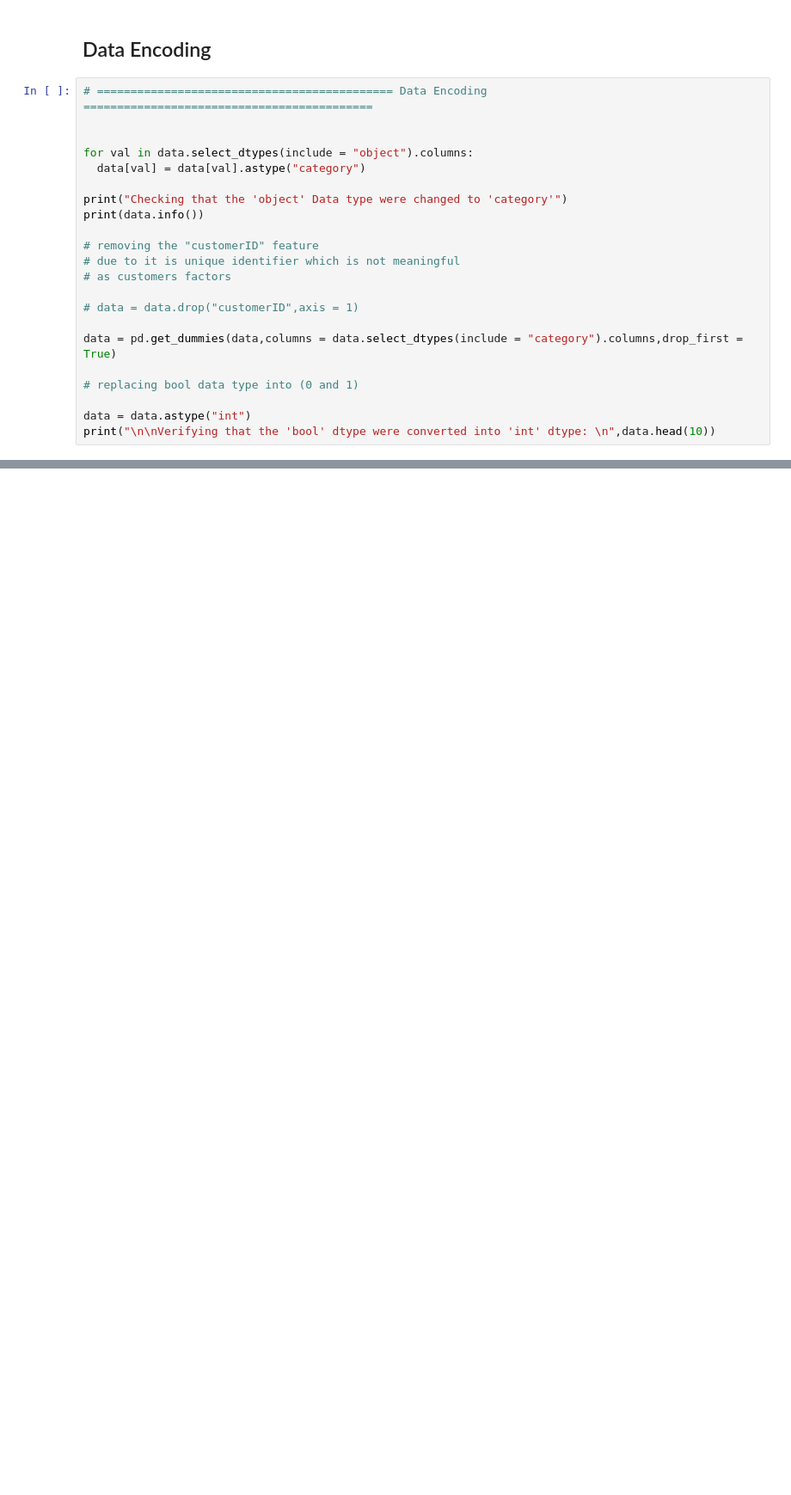
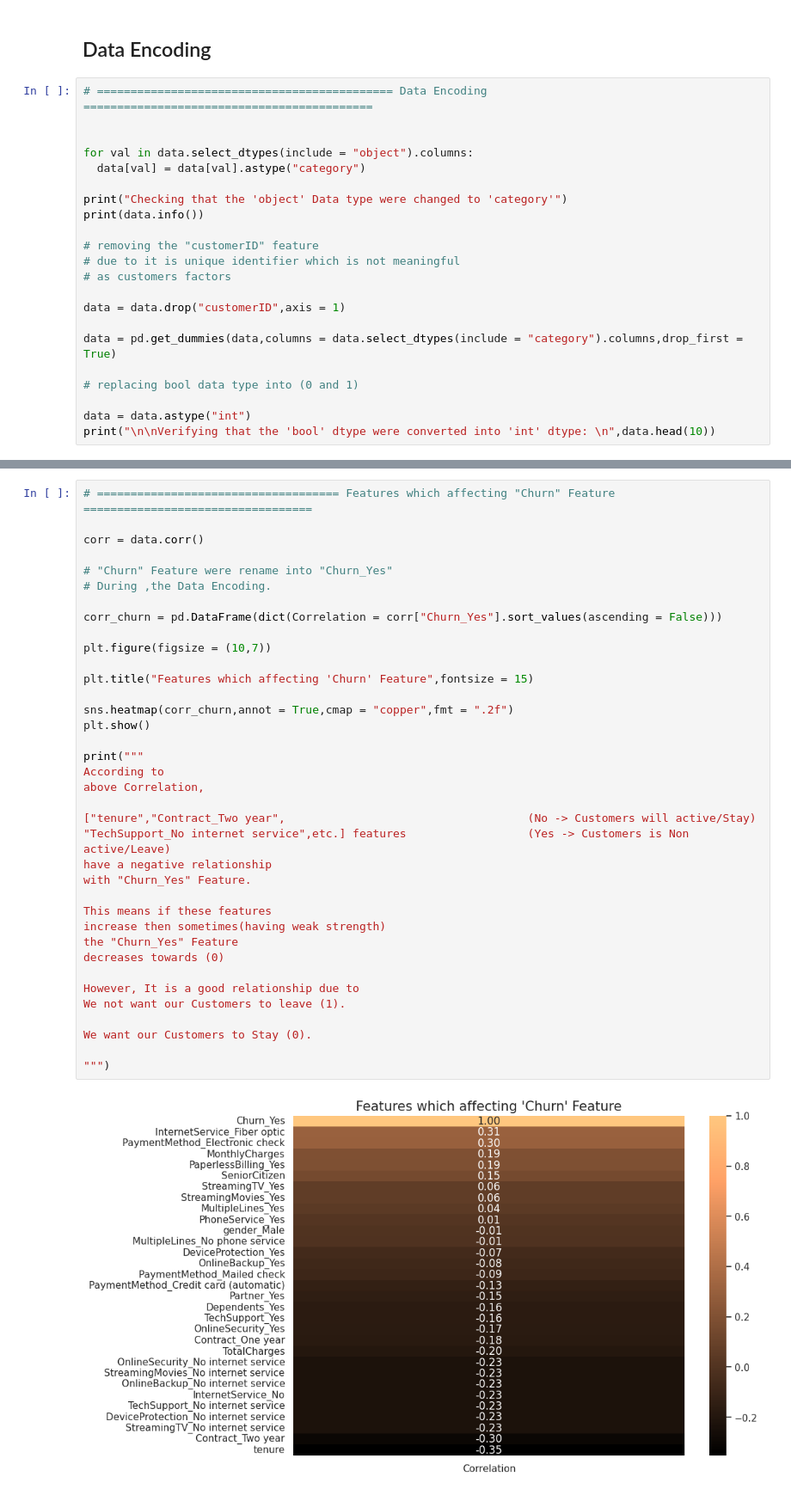
Before and after one commit to ArthJain123/Customer-Churn-Prediction-ML, a Jupyter notebook: Customer_Churn_Prediction.ipynb, the cells around one changed output, grey strips where cells are left out. Shown at 86% size. Cells and saved outputs as stored; diff of their text form; blank space fills up the shorter version.

Commit message:
creating correlation heatmap

```diff
--- a/Customer_Churn_Prediction.ipynb
+++ b/Customer_Churn_Prediction.ipynb
@@ -589,7 +589,7 @@ print(data.info())
 # due to it is unique identifier which is not meaningful
 # as customers factors
 
-# data = data.drop("customerID",axis = 1)
+data = data.drop("customerID",axis = 1)
 
 data = pd.get_dummies(data,columns = data.select_dtypes(include = "category").columns,drop_first = True)
 
@@ -617,0 +620,39 @@ Data columns (total 21 columns):
+# %%
+# ==================================== Features which affecting "Churn" Feature ==================================
+
+corr = data.corr()
+
+# "Churn" Feature were rename into "Churn_Yes"
+# During ,the Data Encoding.
+
+corr_churn = pd.DataFrame(dict(Correlation = corr["Churn_Yes"].sort_values(ascending = False)))
+
+plt.figure(figsize = (10,7))
+
+plt.title("Features which affecting 'Churn' Feature",fontsize = 15)
+
+sns.heatmap(corr_churn,annot = True,cmap = "copper",fmt = ".2f")
+plt.show()
+
+print("""
+According to
+above Correlation,
+
+["tenure","Contract_Two year",                                    (No -> Customers will active/Stay)
+"TechSupport_No internet service",etc.] features                  (Yes -> Customers is Non active/Leave)
+have a negative relationship
+with "Churn_Yes" Feature.
+
+This means if these features
+increase then sometimes(having weak strength)
+the "Churn_Yes" Feature
+decreases towards (0)
+
+However, It is a good relationship due to
+We not want our Customers to leave (1).
+
+We want our Customers to Stay (0).
+
+""")
+# %% [output]
+[figure, added]
```
Also changed, not shown: parts of 3 cells of this notebook.
